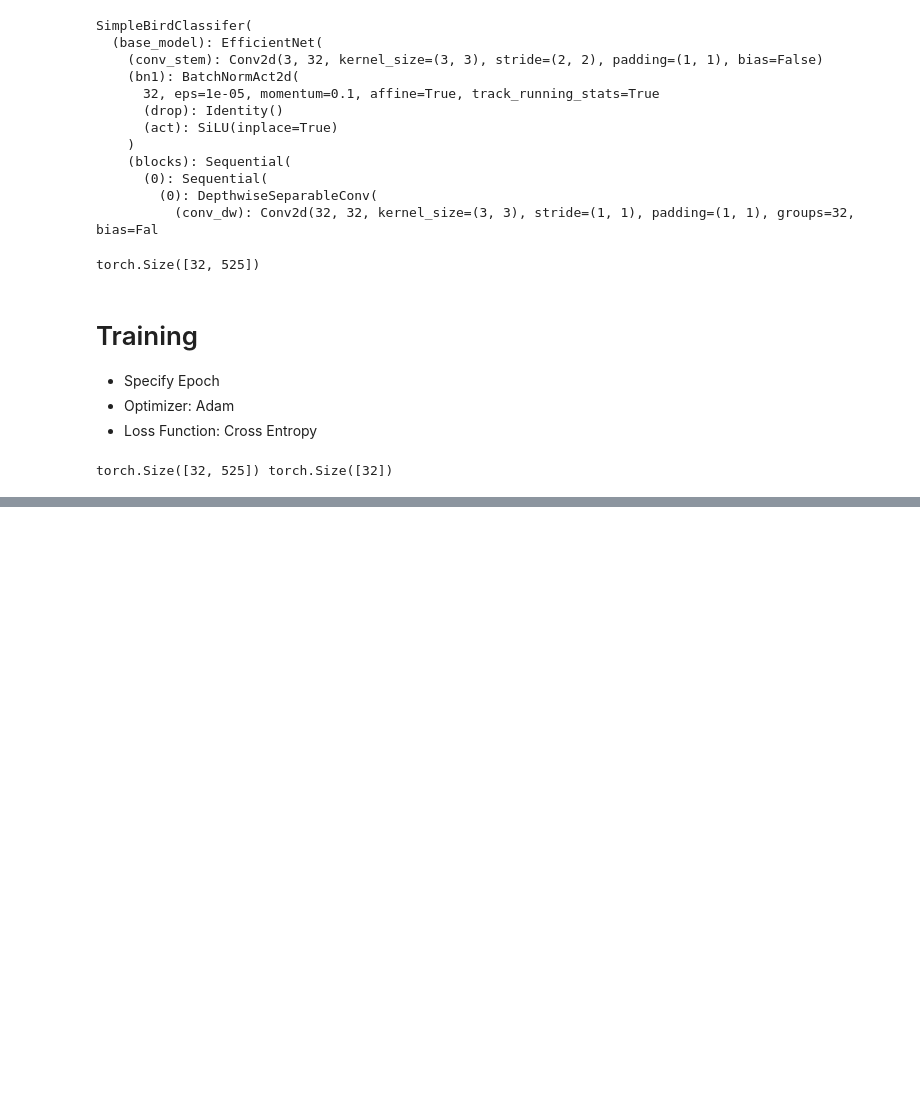
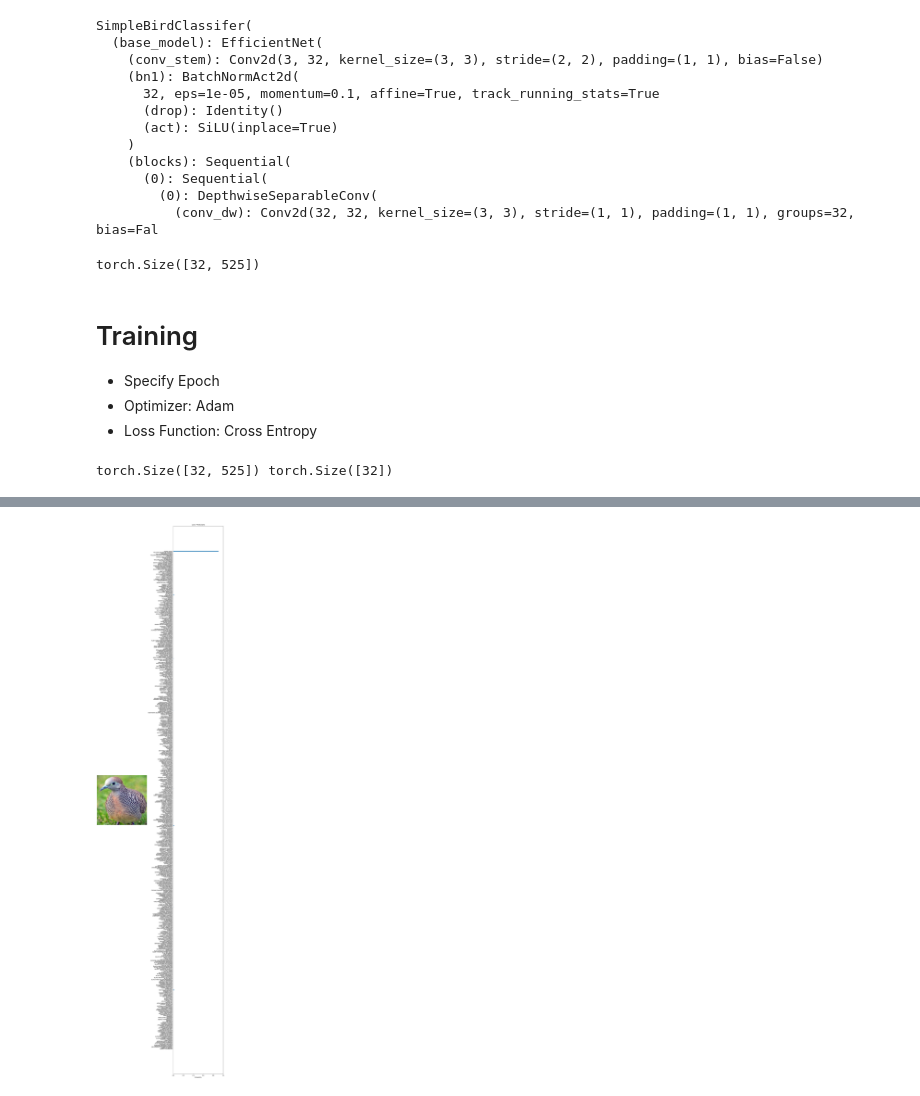
Before and after one commit to ivanleech/Pytorch-EfficientNet, a Jupyter notebook: Birds_Classifier_Pytorch_EfficientNet.ipynb, the cells around one changed output, grey strips where cells are left out. Saved outputs shown, nothing was run; the diff lists cells and outputs as text; code cells hidden in the pictures; blank space fills up the shorter version.

```diff
--- a/Birds_Classifier_Pytorch_EfficientNet.ipynb
+++ b/Birds_Classifier_Pytorch_EfficientNet.ipynb
@@ -222,7 +246,7 @@ class SimpleBirdClassifer(nn.Module):
     def __init__(self, num_classes=525):
         super(SimpleBirdClassifer, self).__init__()
         # Where we define all the parts of the model
-        self.base_model = timm.create_model('efficientnet_b0', pretrained=True)
+        self.base_model = timm.create_model('efficientnet_b0', pretrained=False)
         self.features = nn.Sequential(*list(self.base_model.children())[:-1])
 
         enet_out_size = 1280
@@ -365,32 +396,34 @@ def predict(model, image_tensor, device):
     return probabilities.cpu().numpy().flatten()
 
 # Visualization
 def visualize_predictions(original_image, probabilities, class_names):
-    fig, axarr = plt.subplots(1, 2, figsize=(14, 7))
+    fig, axarr = plt.subplots(1, 2, figsize=(14, 60))
 
     # Display image
     axarr[0].imshow(original_image)
     axarr[0].axis("off")
 
     # Display predictions
     axarr[1].barh(class_names, probabilities)
     axarr[1].set_xlabel("Probability")
     axarr[1].set_title("Class Predictions")
     axarr[1].set_xlim(0, 1)
 
     plt.tight_layout()
     plt.show()
 
 # Example usage
-test_image = "/kaggle/input/100-bird-species/test/ABBOTTS BABBLER/2.jpg"
+test_image = "/kaggle/input/100-bird-species/test/ZEBRA DOVE/2.jpg"
 transform = transforms.Compose([
     transforms.Resize((128, 128)),
     transforms.ToTensor()
 ])
 
 original_image, image_tensor = preprocess_image(test_image, transform)
 probabilities = predict(model, image_tensor, device)
 
 # Assuming dataset.classes gives the class names
 class_names = dataset.classes
 visualize_predictions(original_image, probabilities, class_names)
+# %% [output]
+[figure, added]
```
Also changed, not shown: parts of 7 cells of this notebook.
